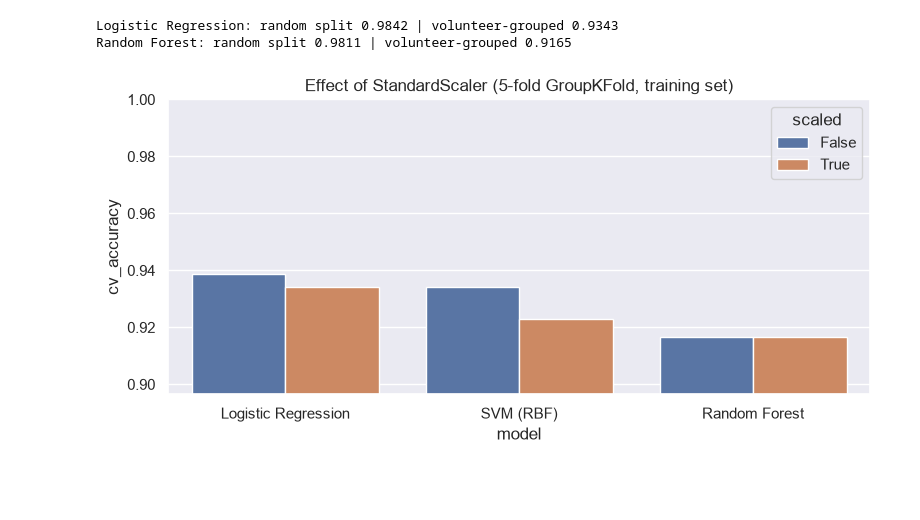
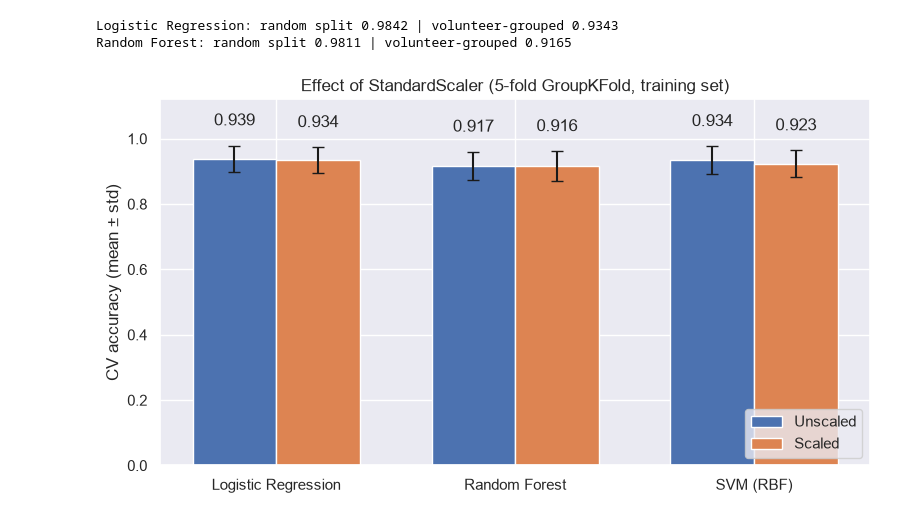
Before and after one commit to 2024vaishalisahajwani/activitylens, a Jupyter notebook: notebooks/03_preprocessing.ipynb, the cells around one changed output. Saved outputs shown, nothing was run; the diff lists cells and outputs as text; code cells hidden in the pictures; blank space fills up the shorter version.

Commit message:
Fix scaling plot

```diff
--- a/notebooks/03_preprocessing.ipynb
+++ b/notebooks/03_preprocessing.ipynb
@@ -109,12 +109,27 @@ for name in ["Logistic Regression", "Random Forest"]:
 Logistic Regression: random split 0.9842 | volunteer-grouped 0.9343
 Random Forest: random split 0.9811 | volunteer-grouped 0.9165
 # %%
-plt.figure(figsize=(8, 4))
-sns.barplot(data=scaling_results, x="model", y="cv_accuracy", hue="scaled")
-plt.title("Effect of StandardScaler (5-fold GroupKFold, training set)")
-plt.ylim(scaling_results["cv_accuracy"].min() - 0.02, 1.0)
+# Mean accuracy with error bars (+/- 1 std across the 5 volunteer-grouped folds)
+means = scaling_results.pivot(index="model", columns="scaled", values="cv_accuracy")
+stds = scaling_results.pivot(index="model", columns="scaled", values="std")
+model_names = means.index.tolist()
+x = np.arange(len(model_names))
+width = 0.35
+
+fig, ax = plt.subplots(figsize=(8, 4.5))
+bars_unscaled = ax.bar(x - width / 2, means[False], width, yerr=stds[False], capsize=4, label="Unscaled")
+bars_scaled = ax.bar(x + width / 2, means[True], width, yerr=stds[True], capsize=4, label="Scaled")
+ax.bar_label(bars_unscaled, fmt="%.3f", padding=12)
+ax.bar_label(bars_scaled, fmt="%.3f", padding=12)
+
+ax.set_xticks(x)
+ax.set_xticklabels(model_names)
+ax.set_ylim(0, 1.12)
+ax.set_ylabel("CV accuracy (mean ± std)")
+ax.set_title("Effect of StandardScaler (5-fold GroupKFold, training set)")
+ax.legend(loc="lower right")
 plt.tight_layout()
 plt.savefig("../reports/figures/scaling_comparison.png", dpi=150)
 plt.show()
 # %% [output]
-[figure, old version]
+[figure, new version]
```
Also changed, not shown: 1 other file.
